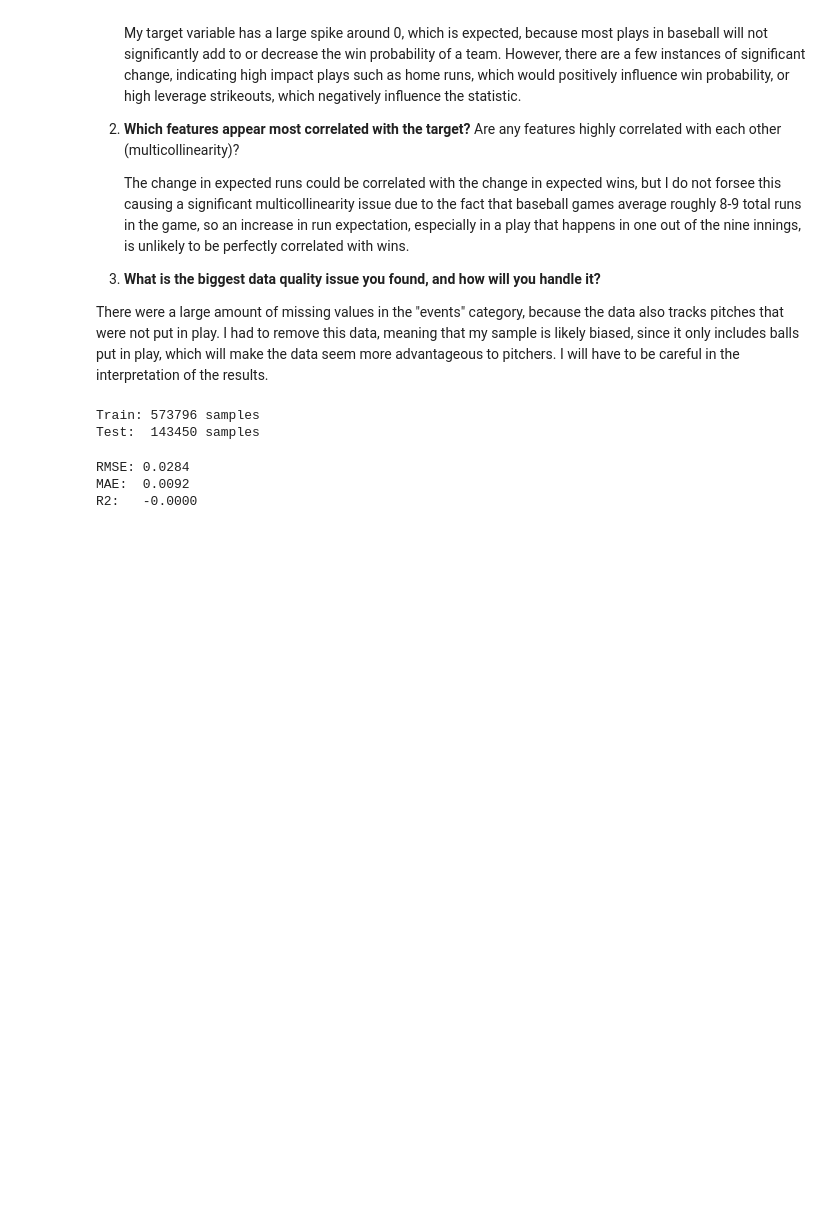
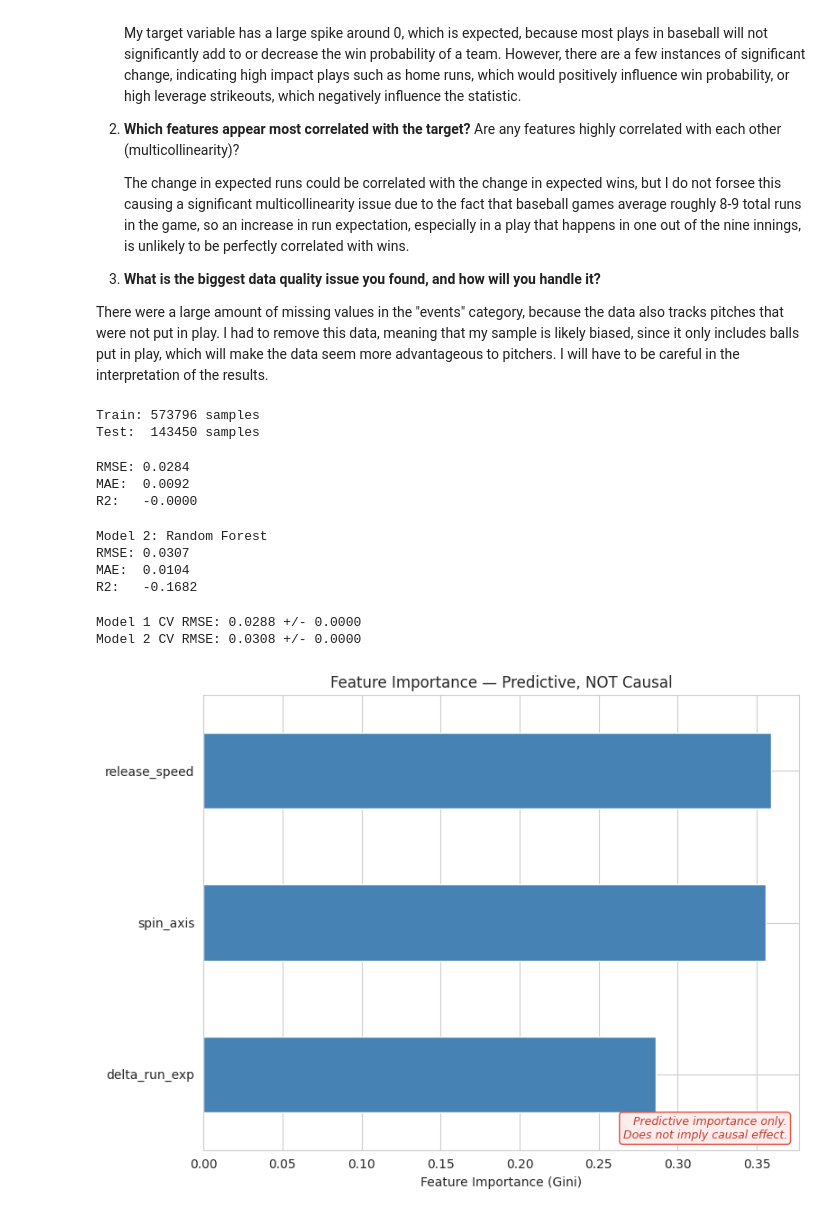
Before and after one commit to dhruvsuri8106-code/ECON-3916---Statistical-and-Machine-Learning, a Jupyter notebook: Project 2 / Project_2_checkpoint.ipynb, the cells around one changed output. Drawn from its saved outputs; the diff is of its cells as text; code cells hidden in the pictures; blank space fills up the shorter version.

```diff
--- a/Project 2 / Project_2_checkpoint.ipynb
+++ b/Project 2 / Project_2_checkpoint.ipynb
@@ -252,3 +256,71 @@ print(f'R2:   {r2_score(y_test, y_pred_1):.4f}')
 RMSE: 0.0284
 MAE:  0.0092
 R2:   -0.0000
+# %%
+from sklearn.ensemble import RandomForestRegressor
+
+model_2 = RandomForestRegressor(n_estimators=50, random_state=RANDOM_STATE, n_jobs=-1)
+model_2.fit(X_train, y_train)
+
+y_pred_2 = model_2.predict(X_test)
+
+print('Model 2: Random Forest')
+print(f'RMSE: {np.sqrt(mean_squared_error(y_test, y_pred_2)):.4f}')
+print(f'MAE:  {mean_absolute_error(y_test, y_pred_2):.4f}')
+print(f'R2:   {r2_score(y_test, y_pred_2):.4f}')
+# %% [output]
+Model 2: Random Forest
+RMSE: 0.0307
+MAE:  0.0104
+R2:   -0.1682
+# %%
+# ============================================================
+# 3.4 Cross-validation (Ch 15)
+# ============================================================
+
+# Choose scoring: 'accuracy', 'f1', 'roc_auc' (classification)
+# 'neg_mean_squared_error', 'r2' #(regression)
+scoring = 'neg_mean_squared_error'
+
+cv_1 = cross_val_score(model_1, X_train, y_train, cv=3, scoring=scoring)
+cv_2 = cross_val_score(model_2, X_train, y_train, cv=3, scoring=scoring)
+
+print(f'Model 1 CV RMSE: {np.sqrt(-cv_1.mean()):.4f} +/- {cv_1.std():.4f}')
+print(f'Model 2 CV RMSE: {np.sqrt(-cv_2.mean()):.4f} +/- {cv_2.std():.4f}')
+
+# # Comparison table
+comparison = pd.DataFrame({
+    'Model': ['Model 1 (Baseline)', 'Model 2 (Your Choice)'],
+    'CV RMSE (mean)': [np.sqrt(-cv_1.mean()), np.sqrt(-cv_2.mean())],
+    'CV RMSE (std)': [cv_1.std(), cv_2.std()],
+})
+# %% [output]
+Model 1 CV RMSE: 0.0288 +/- 0.0000
+Model 2 CV RMSE: 0.0308 +/- 0.0000
+# %%
+# ============================================================
+# 4.1 Feature importance (Ch 19)
+# ============================================================
+
+# # For tree-based models:
+importances = pd.Series(
+model_2.feature_importances_, index=X.columns).sort_values(ascending=True)
+#
+fig, ax = plt.subplots(figsize=(8, 6))
+importances.plot(kind='barh', ax=ax, color='steelblue')
+ax.set_xlabel('Feature Importance (Gini)')
+ax.set_title('Feature Importance — Predictive, NOT Causal')
+#
+# # CRITICAL: Add the caveat banner
+ax.text(
+0.98, 0.02,
+     'Predictive importance only.\nDoes not imply causal effect.',
+     transform=ax.transAxes, fontsize=9, ha='right', va='bottom',
+     style='italic', color='#c0392b',
+     bbox=dict(boxstyle='round,pad=0.3', facecolor='#fdedec', edgecolor='#e74c3c')
+ )
+
+plt.tight_layout()
+plt.show()
+# %% [output]
+[figure, added]
```
Also changed, not shown: parts of 7 cells of this notebook.
